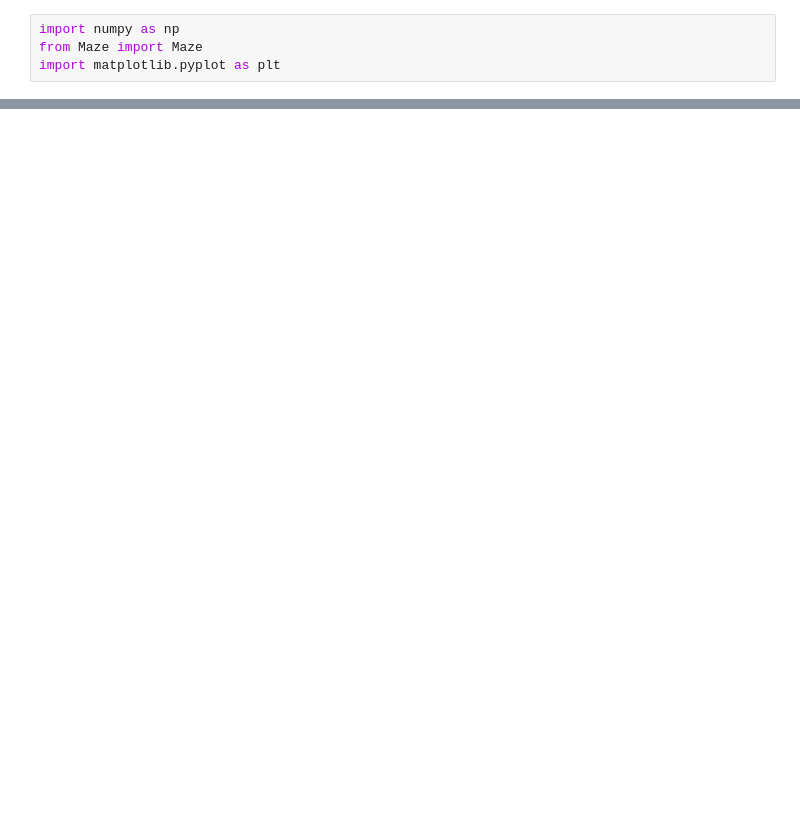
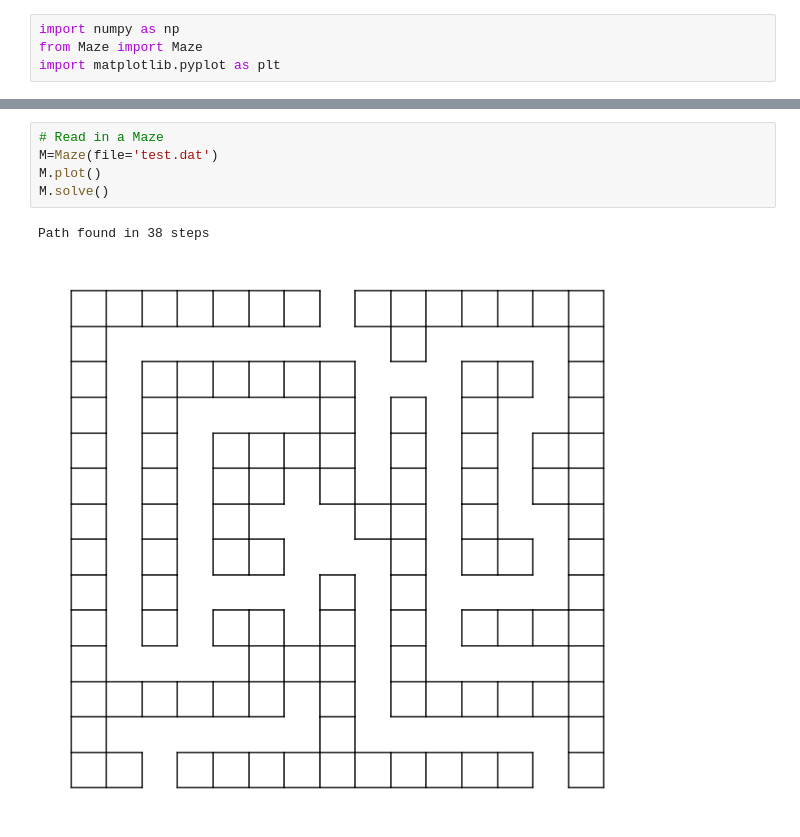
Before and after one commit to zachary-hawk/Maze_solve, a Jupyter notebook: maze_solver.ipynb, the cells around one changed output, grey strips where cells are left out. Drawn from its saved outputs; the diff is of its cells as text; blank space fills up the shorter version.

```diff
--- a/maze_solver.ipynb
+++ b/maze_solver.ipynb
@@ -14,0 +21,8 @@ M.movie('test.mp4')
+# %%
+# Read in a Maze
+M=Maze(file='test.dat')
+M.plot()
+M.solve()
+# %% [output]
+Path found in 38 steps
+[figure, added]
```
Also changed, not shown: parts of 8 cells of this notebook, 1 other file.
